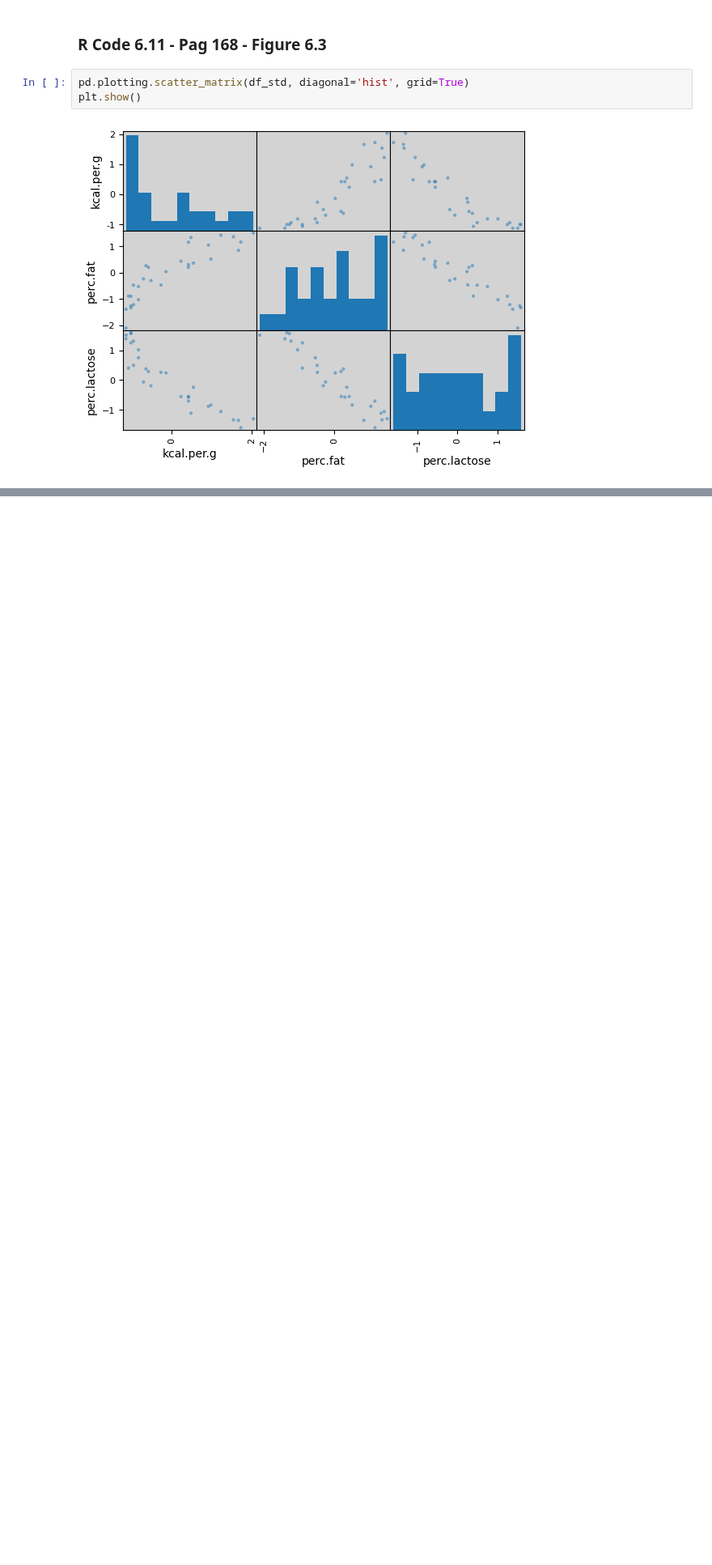
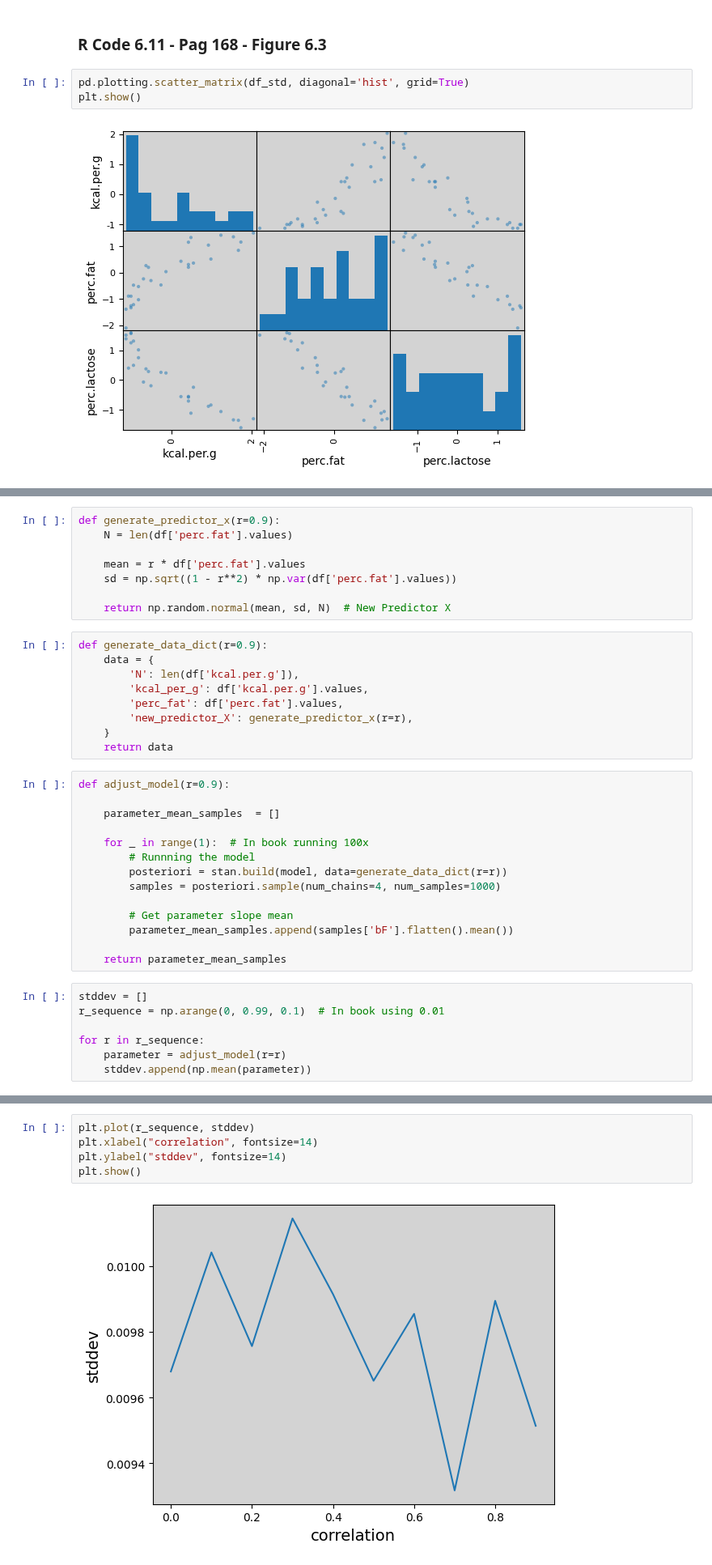
Before and after one commit to rodolphomacedo/statistical_rethinking_pt_BR, a Jupyter notebook: parte_6.ipynb, the cells around one changed output, grey strips where cells are left out. Shown at 81% size. Saved outputs shown, nothing was run; the diff lists cells and outputs as text; blank space fills up the shorter version.

```diff
--- a/parte_6.ipynb
+++ b/parte_6.ipynb
@@ -531,0 +550,38 @@ Overthinking: Simulando a colineariedade.
+# %%
+def generate_predictor_x(r=0.9):
+    N = len(df['perc.fat'].values)
+
+    mean = r * df['perc.fat'].values
+    sd = np.sqrt((1 - r**2) * np.var(df['perc.fat'].values))
+
+    return np.random.normal(mean, sd, N)  # New Predictor X
+# %%
+def generate_data_dict(r=0.9):
+    data = {
+        'N': len(df['kcal.per.g']),
+        'kcal_per_g': df['kcal.per.g'].values,
+        'perc_fat': df['perc.fat'].values,
+        'new_predictor_X': generate_predictor_x(r=r),
+    }
+    return data
+# %%
+def adjust_model(r=0.9):
+
+    parameter_mean_samples  = []
+
+    for _ in range(1):  # In book running 100x
+        # Runnning the model
+        posteriori = stan.build(model, data=generate_data_dict(r=r))
+        samples = posteriori.sample(num_chains=4, num_samples=1000)
+
+        # Get parameter slope mean
+        parameter_mean_samples.append(samples['bF'].flatten().mean())
+
+    return parameter_mean_samples
+# %%
+stddev = []
+r_sequence = np.arange(0, 0.99, 0.1)  # In book using 0.01
+
+for r in r_sequence:
+    parameter = adjust_model(r=r)
+    stddev.append(np.mean(parameter))
@@ -531,0 +606,7 @@ Overthinking: Simulando a colineariedade.
+# %%
+plt.plot(r_sequence, stddev)
+plt.xlabel("correlation", fontsize=14)
+plt.ylabel("stddev", fontsize=14)
+plt.show()
+# %% [output]
+[figure, added]
```
Also changed, not shown: parts of 24 cells of this notebook.
